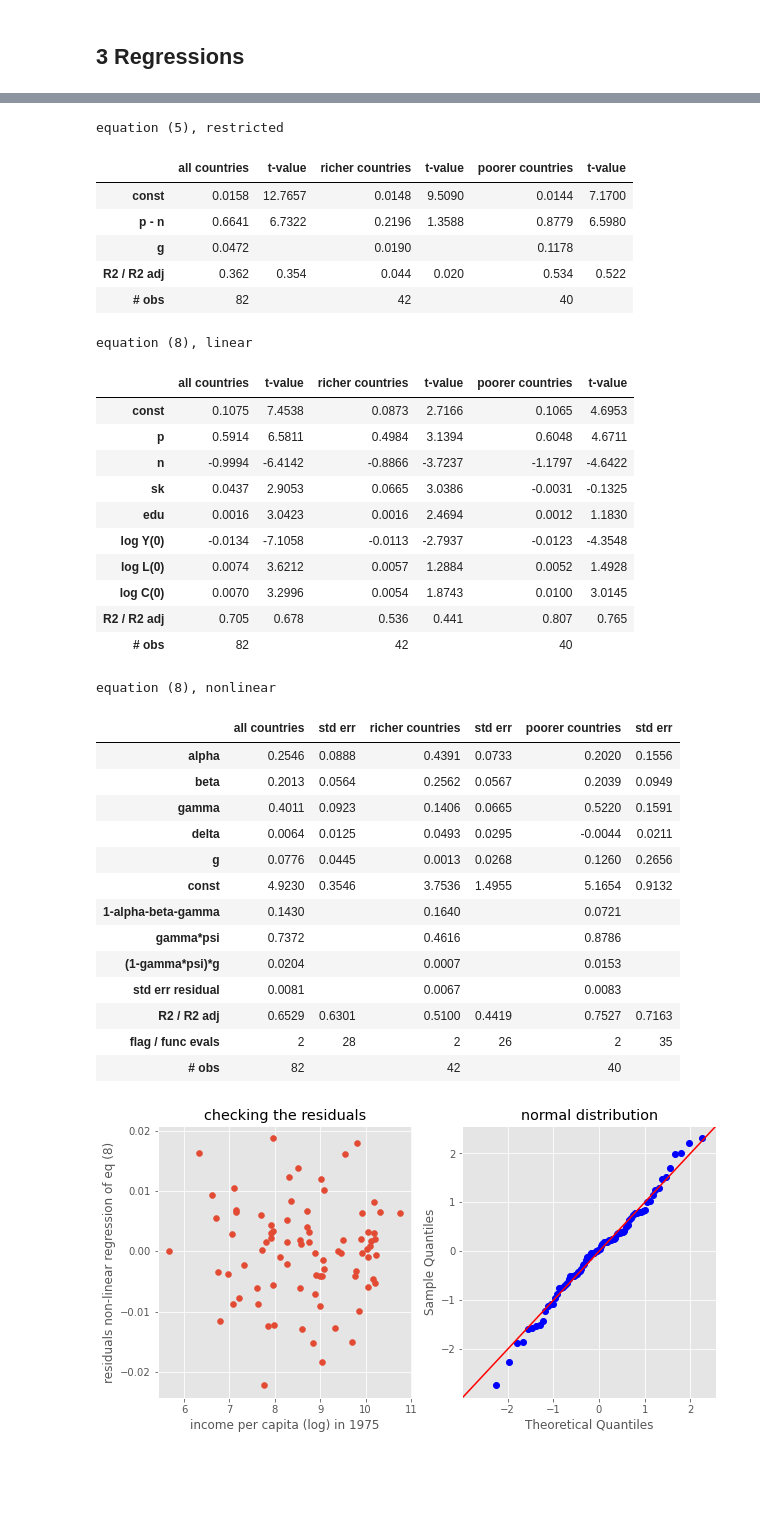
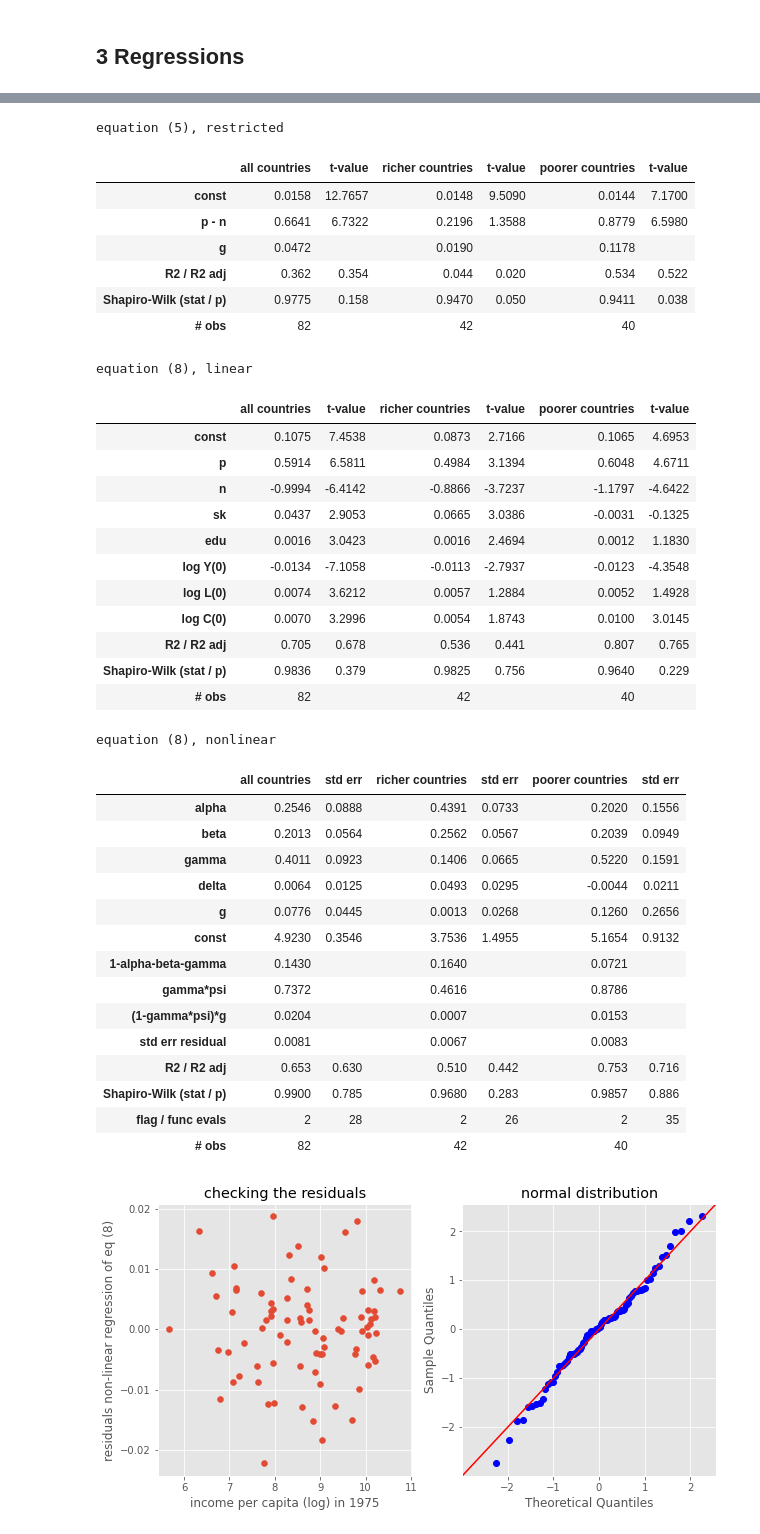
Before and after one commit to ylengwiler/ClimateVersusConvergence, a Jupyter notebook: ClimateVersusConvergence.ipynb, the cells around one changed output, grey strips where cells are left out. Cells and saved outputs as stored; diff of their text form; code cells hidden in the pictures; blank space fills up the shorter version.

```diff
--- a/ClimateVersusConvergence.ipynb
+++ b/ClimateVersusConvergence.ipynb
@@ -195,8 +212,8 @@ equation (5), unrestricted
 | # obs | 82 |  | 42 |  | 40 |  |
 # %%
 headers = ['all countries', 't-value', 'richer countries', 't-value', 'poorer countries', 't-value']
-rows    = ['const', 'p - n', 'g', 'R2 / R2 adj', '# obs']
-results = [[''] * nsmpl*2 for _ in range(5)]
+rows    = ['const', 'p - n', 'g', 'R2 / R2 adj','Shapiro-Wilk (stat / p)', '# obs']
+results = [[''] * nsmpl*2 for _ in range(6)]
 
 for s in range(nsmpl):
     thisdat = dat.iloc[smpl[s]]
@@ -207,13 +224,16 @@ for s in range(nsmpl):
     exo  = sm.add_constant(exo)
     nexo = exo.shape[1]
     est  = sm.OLS(endo, exo).fit()
+    shapiro_stat,shapiro_p = shapiro(est.resid)
     for c in range(nexo):
         results[c][2*s]   = "{:.4f}".format(est.params[c])
         results[c][2*s+1] = "{:.4f}".format(est.tvalues[c])
     results[nexo][2*s]     = "{:.4f}".format(est.params[0]/(1-est.params[1]))
     results[nexo+1][2*s]   = "{:.3f}".format(est.rsquared)
     results[nexo+1][2*s+1] = "{:.3f}".format(est.rsquared_adj)
-    results[nexo+2][2*s]   = str(int(est.nobs))
+    results[nexo+2][2*s]   = "{:.4f}".format(shapiro_stat)
+    results[nexo+2][2*s+1] = "{:.3f}".format(shapiro_p)
+    results[nexo+3][2*s]   = str(int(est.nobs))
 
 print('equation (5), restricted')
 pd.DataFrame(results,rows,headers)
@@ -224,11 +244,12 @@ equation (5), restricted
 | p - n | 0.6641 | 6.7322 | 0.2196 | 1.3588 | 0.8779 | 6.5980 |
 | g | 0.0472 |  | 0.0190 |  | 0.1178 |  |
 | R2 / R2 adj | 0.362 | 0.354 | 0.044 | 0.020 | 0.534 | 0.522 |
+| Shapiro-Wilk (stat / p) | 0.9775 | 0.158 | 0.9470 | 0.050 | 0.9411 | 0.038 |
 | # obs | 82 |  | 42 |  | 40 |  |
 # %%
 headers = ['all countries', 't-value', 'richer countries', 't-value', 'poorer countries', 't-value']
-rows    = ['const', 'p', 'n', 'sk', 'edu', 'log Y(0)', 'log L(0)', 'log C(0)', 'R2 / R2 adj', '# obs']
-results = [[''] * nsmpl*2 for _ in range(10)]
+rows    = ['const', 'p', 'n', 'sk', 'edu', 'log Y(0)', 'log L(0)', 'log C(0)', 'R2 / R2 adj', 'Shapiro-Wilk (stat / p)', '# obs']
+results = [[''] * nsmpl*2 for _ in range(11)]
 
 for s in range(nsmpl):
     thisdat = dat.iloc[smpl[s]]
@@ -237,12 +258,15 @@ for s in range(nsmpl):
     exo  = sm.add_constant(exo)
     nexo = exo.shape[1]
     est  = sm.OLS(endo, exo).fit()
+    shapiro_stat,shapiro_p = shapiro(est.resid)
     for c in range(nexo):
         results[c][2*s]   = "{:.4f}".format(est.params[c])
         results[c][2*s+1] = "{:.4f}".format(est.tvalues[c])
     results[nexo][2*s]   = "{:.3f}".format(est.rsquared)
     results[nexo][2*s+1] = "{:.3f}".format(est.rsquared_adj)
-    results[nexo+1][2*s] = str(int(est.nobs))
+    results[nexo+1][2*s]   = "{:.4f}".format(shapiro_stat)
+    results[nexo+1][2*s+1] = "{:.3f}".format(shapiro_p)
+    results[nexo+2][2*s] = str(int(est.nobs))
 
 print('equation (8), linear')
 pd.DataFrame(results,rows,headers)
@@ -258,6 +282,7 @@ equation (8), linear
 | log L(0) | 0.0074 | 3.6212 | 0.0057 | 1.2884 | 0.0052 | 1.4928 |
 | log C(0) | 0.0070 | 3.2996 | 0.0054 | 1.8743 | 0.0100 | 3.0145 |
 | R2 / R2 adj | 0.705 | 0.678 | 0.536 | 0.441 | 0.807 | 0.765 |
+| Shapiro-Wilk (stat / p) | 0.9836 | 0.379 | 0.9825 | 0.756 | 0.9640 | 0.229 |
 | # obs | 82 |  | 42 |  | 40 |  |
 # %%
 def model(coef):
@@ -280,8 +305,8 @@ def resid(coef):
     return thisdat['gy'] - model(coef)
 
 headers = ['all countries', 'std err', 'richer countries', 'std err', 'poorer countries', 'std err']
-rows    = ['alpha', 'beta', 'gamma', 'delta', 'g', 'const', '1-alpha-beta-gamma', 'gamma*psi', '(1-gamma*psi)*g', 'std err residual', 'R2 / R2 adj', 'flag / func evals', '# obs']
-results = [[''] * nsmpl*2 for _ in range(13)]
+rows    = ['alpha', 'beta', 'gamma', 'delta', 'g', 'const', '1-alpha-beta-gamma', 'gamma*psi', '(1-gamma*psi)*g', 'std err residual', 'R2 / R2 adj', 'Shapiro-Wilk (stat / p)', 'flag / func evals', '# obs']
+results = [[''] * nsmpl*2 for _ in range(14)]
 
 alpha0 = 0.3
 beta0  = 0.3
@@ -315,39 +340,46 @@ for s in range(nsmpl):
     g        = est.x[4]
     const    = est.x[5]
     psi      = 1/(1-alpha-beta)
+    # - statistics
     J        = est.jac
     coef_cov = np.linalg.inv(J.T.dot(J)) * SSR/(nobs-ncoef)
     coef_std = np.sqrt(np.diagonal(coef_cov))
+    shapiro_stat,shapiro_p = shapiro(res)
     # write into table for report
+    # - coefficients
     for c in range(ncoef):
         results[c][2*s]   = "{:.4f}".format(est.x[c])
         results[c][2*s+1] = "{:.4f}".format(coef_std[c])
+    # - statistics
     results[ncoef+0][2*s]   = "{:.4f}".format(1-alpha-beta-gamma)
     results[ncoef+1][2*s]   = "{:.4f}".format(gamma*psi)
     results[ncoef+2][2*s]   = "{:.4f}".format((1-gamma*psi)*g)
     results[ncoef+3][2*s]   = "{:.4f}".format(np.std(res))
-    results[ncoef+4][2*s]   = "{:.4f}".format(R2)
-    results[ncoef+4][2*s+1] = "{:.4f}".format(R2adj)
-    results[ncoef+5][2*s]   = str(int(est.status))
-    results[ncoef+5][2*s+1] = str(int(est.nfev))
-    results[ncoef+6][2*s]   = str(nobs)
+    results[ncoef+4][2*s]   = "{:.3f}".format(R2)
+    results[ncoef+4][2*s+1] = "{:.3f}".format(R2adj)
+    results[ncoef+5][2*s]   = "{:.4f}".format(shapiro_stat)
+    results[ncoef+5][2*s+1] = "{:.3f}".format(shapiro_p)
+    results[ncoef+6][2*s]   = str(int(est.status))
+    results[ncoef+6][2*s+1] = str(int(est.nfev))
+    results[ncoef+7][2*s]   = str(nobs)
 
 print('equation (8), nonlinear')
 pd.DataFrame(results,rows,headers)
 # %% [output]
 equation (8), nonlinear
 |  | all countries | std err | richer countries | std err | poorer countries | std err |
 | alpha | 0.2546 | 0.0888 | 0.4391 | 0.0733 | 0.2020 | 0.1556 |
 | beta | 0.2013 | 0.0564 | 0.2562 | 0.0567 | 0.2039 | 0.0949 |
 | gamma | 0.4011 | 0.0923 | 0.1406 | 0.0665 | 0.5220 | 0.1591 |
 | delta | 0.0064 | 0.0125 | 0.0493 | 0.0295 | -0.0044 | 0.0211 |
 | g | 0.0776 | 0.0445 | 0.0013 | 0.0268 | 0.1260 | 0.2656 |
 | const | 4.9230 | 0.3546 | 3.7536 | 1.4955 | 5.1654 | 0.9132 |
 | 1-alpha-beta-gamma | 0.1430 |  | 0.1640 |  | 0.0721 |  |
 | gamma*psi | 0.7372 |  | 0.4616 |  | 0.8786 |  |
 | (1-gamma*psi)*g | 0.0204 |  | 0.0007 |  | 0.0153 |  |
 | std err residual | 0.0081 |  | 0.0067 |  | 0.0083 |  |
-| R2 / R2 adj | 0.6529 | 0.6301 | 0.5100 | 0.4419 | 0.7527 | 0.7163 |
+| R2 / R2 adj | 0.653 | 0.630 | 0.510 | 0.442 | 0.753 | 0.716 |
+| Shapiro-Wilk (stat / p) | 0.9900 | 0.785 | 0.9680 | 0.283 | 0.9857 | 0.886 |
 | flag / func evals | 2 | 28 | 2 | 26 | 2 | 35 |
 | # obs | 82 |  | 42 |  | 40 |  |
 # %%
```
Also changed, not shown: parts of 5 cells of this notebook, 1 other file.
